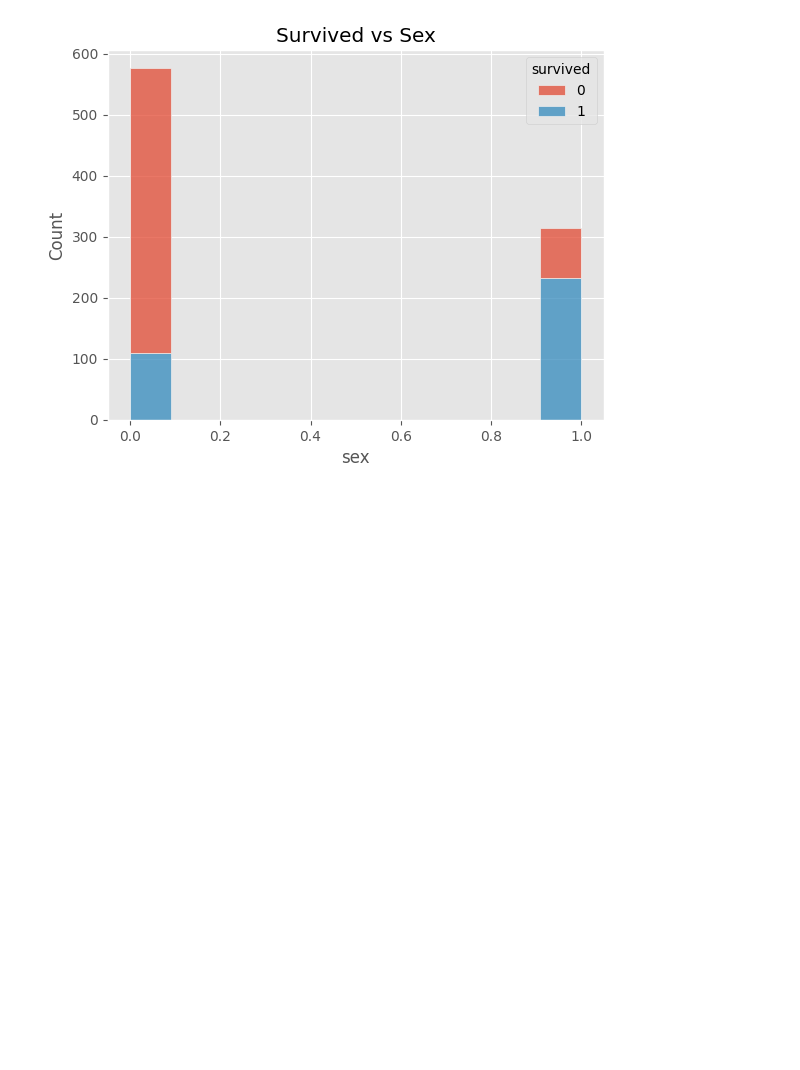
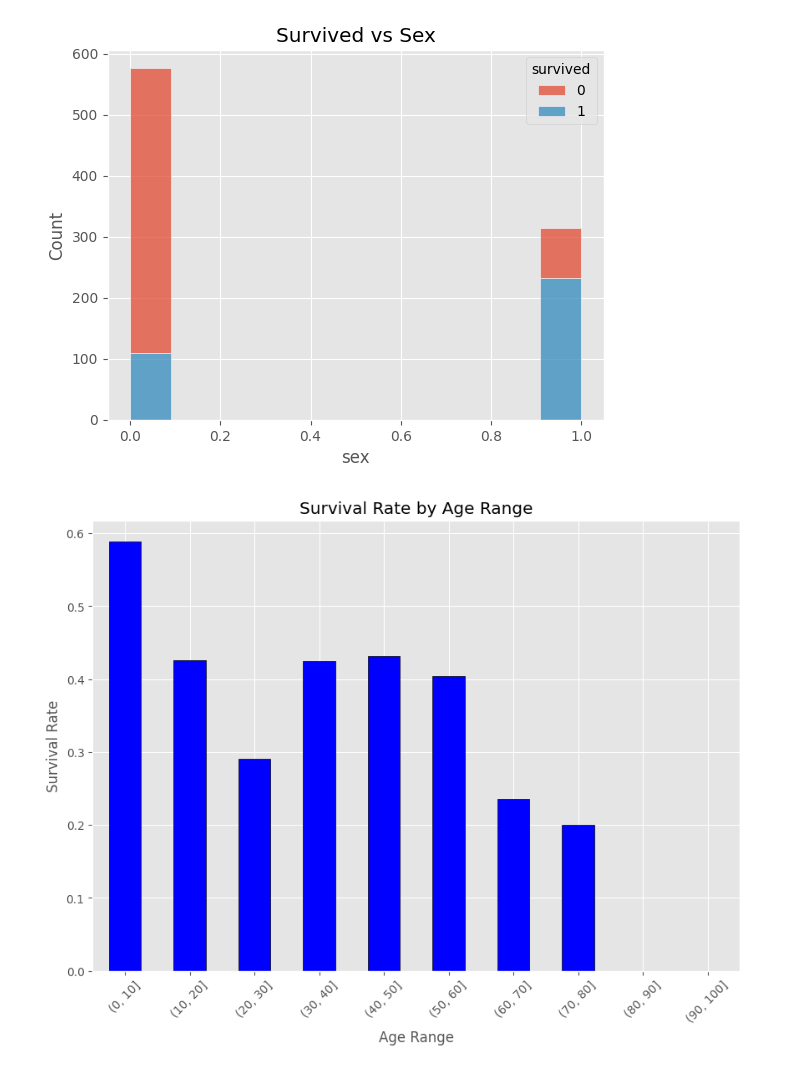
Before and after one commit to JMCoC/ml_engineer_roadmap, a Jupyter notebook: projects/6. TitanicEda/notebooks/titanic_eda.ipynb, the cells around one changed output. Saved outputs shown, nothing was run; the diff lists cells and outputs as text; code cells hidden in the pictures; blank space fills up the shorter version.

```diff
--- a/projects/6. TitanicEda/notebooks/titanic_eda.ipynb
+++ b/projects/6. TitanicEda/notebooks/titanic_eda.ipynb
@@ -380,3 +380,16 @@ plt.title('Survived vs Sex')
 plt.show()
 # %% [output]
 [figure]
+# %%
+train_df['age_range'] = pd.cut(train_df['age'], bins=range(0, 101, 10))
+
+age_survival_rate = train_df.groupby('age_range', observed=False)['survived'].mean()
+
+age_survival_rate.plot(kind='bar', color='blue', edgecolor='black', figsize=(10,7))
+plt.title('Survival Rate by Age Range')
+plt.xlabel('Age Range')
+plt.ylabel('Survival Rate')
+plt.xticks(rotation=45)
+plt.show()
+# %% [output]
+[figure, added]
```
Also changed, not shown: parts of 1 cell of this notebook, 2 other files.
